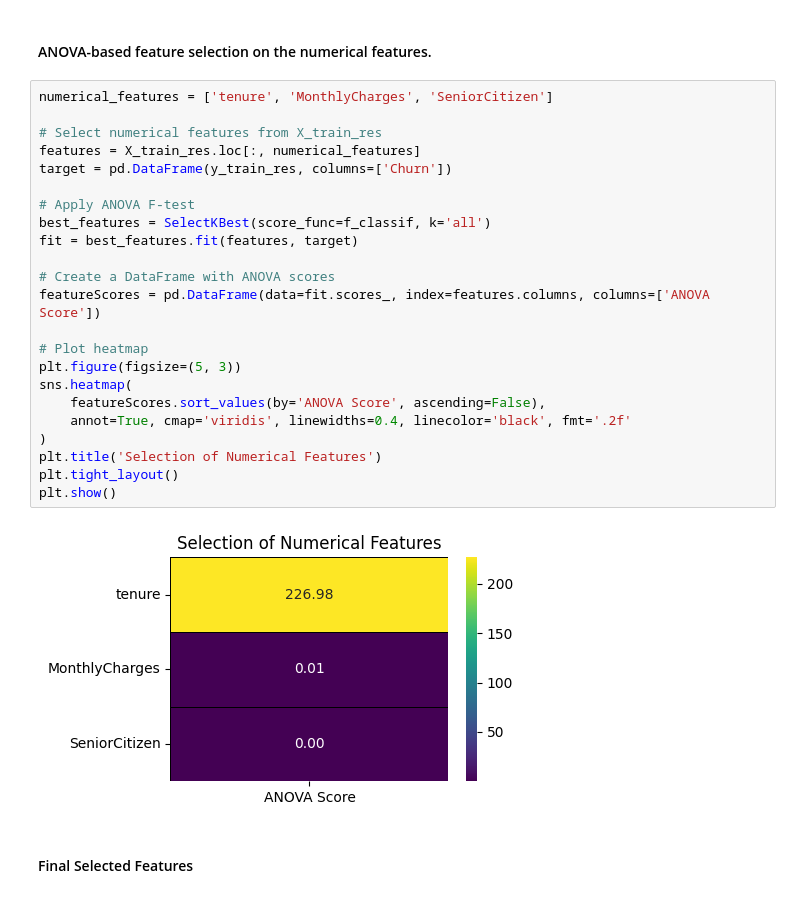
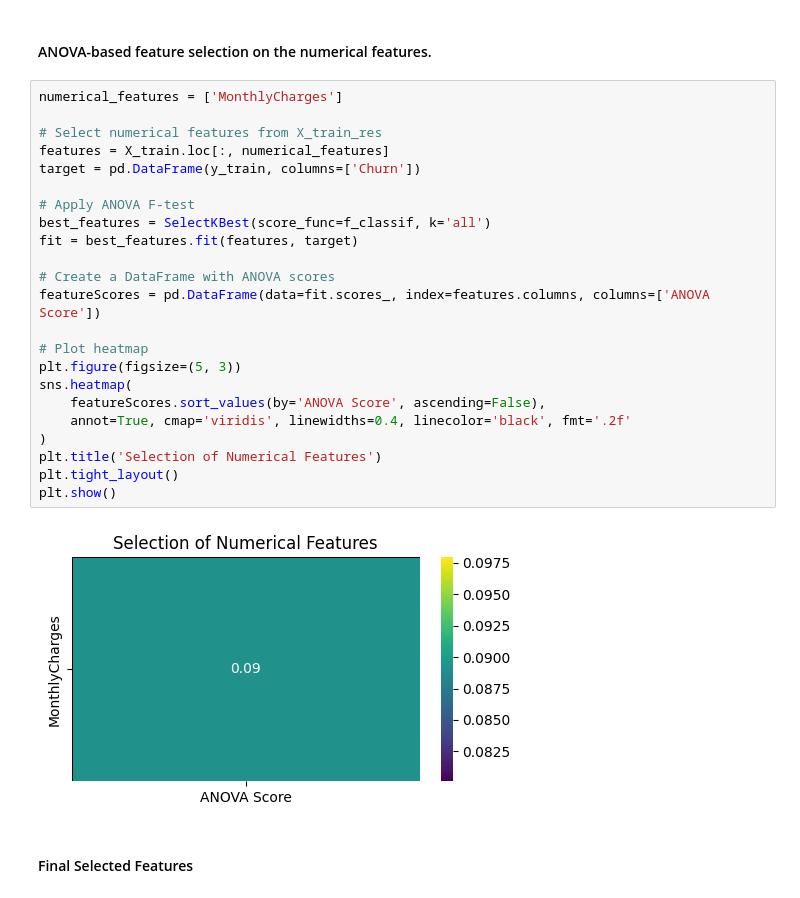
Before and after one commit to Roshani002/SSPL_Practical_Assessment, a Jupyter notebook: classification_models.ipynb, the cells around one changed output. Drawn from its saved outputs; the diff is of its cells as text.

```diff
--- a/classification_models.ipynb
+++ b/classification_models.ipynb
@@ -79,30 +144,30 @@ plt.show()
 # %% [markdown]
 #### ANOVA-based feature selection on the numerical features.
 # %%
-numerical_features = ['tenure', 'MonthlyCharges', 'SeniorCitizen']
+numerical_features = ['MonthlyCharges']
 
 # Select numerical features from X_train_res
-features = X_train_res.loc[:, numerical_features]
-target = pd.DataFrame(y_train_res, columns=['Churn'])
+features = X_train.loc[:, numerical_features]
+target = pd.DataFrame(y_train, columns=['Churn'])
 
 # Apply ANOVA F-test
 best_features = SelectKBest(score_func=f_classif, k='all')
 fit = best_features.fit(features, target)
 
 # Create a DataFrame with ANOVA scores
 featureScores = pd.DataFrame(data=fit.scores_, index=features.columns, columns=['ANOVA Score'])
 
 # Plot heatmap
 plt.figure(figsize=(5, 3))
 sns.heatmap(
     featureScores.sort_values(by='ANOVA Score', ascending=False),
     annot=True, cmap='viridis', linewidths=0.4, linecolor='black', fmt='.2f'
 )
 plt.title('Selection of Numerical Features')
 plt.tight_layout()
 plt.show()
 # %% [output]
-[figure, old version]
+[figure, new version]
 # %% [markdown]
 #### Final Selected Features
 # %%
```
Also changed, not shown: parts of 39 cells of this notebook, 45 other files.
